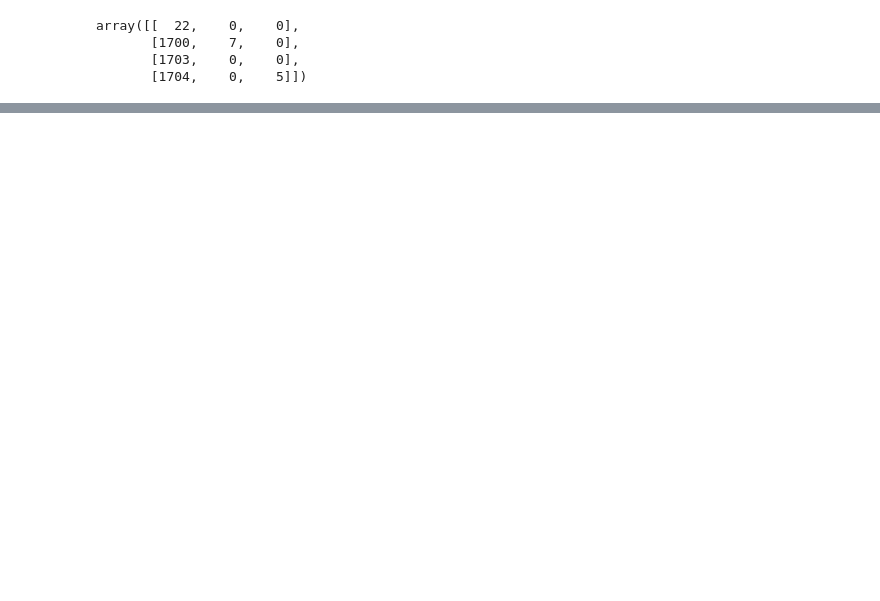
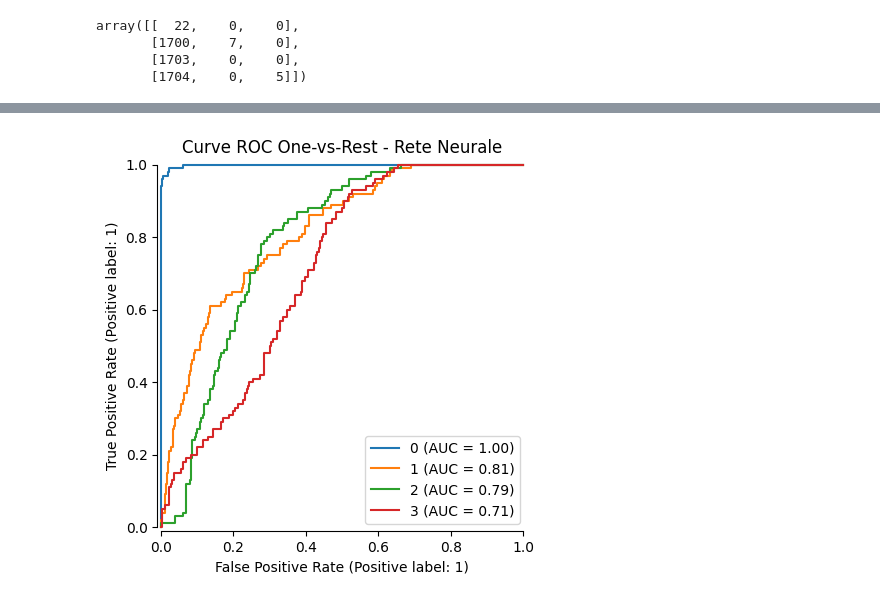
Before and after one commit to alberto-rampulla/big-data-course, a Jupyter notebook: 05_Simulazione-clustering/Clustering.ipynb, the cells around one changed output, grey strips where cells are left out. Saved outputs shown, nothing was run; the diff lists cells and outputs as text; code cells hidden in the pictures; blank space fills up the shorter version.

```diff
--- a/05_Simulazione-clustering/Clustering.ipynb
+++ b/05_Simulazione-clustering/Clustering.ipynb
@@ -787,3 +788,31 @@ accuracy
+# %%
+from sklearn.preprocessing import LabelBinarizer
+from sklearn.metrics import RocCurveDisplay
+# y_true_nn e y_score_nn vengono già da eval_loop → nessuna modifica!
+
+# 1. Binarizza le etichette reali
+lb = LabelBinarizer()
+y_bin = lb.fit_transform(y_true_nn)
+y_score_nn_arr = np.array(y_score_nn)
+
+# 2. Le probabilità le hai già: y_score_nn (grazie a torch.exp(pred))
+
+# 3. Grafico identico al tuo
+fig, ax = plt.subplots()
+for i, classe in enumerate(sorted(set(y_true_nn))):      # ← unica differenza: sorted(set(...))
+    RocCurveDisplay.from_predictions(                     #   invece di best_rf.classes_
+        y_bin[:, i],
+        y_score_nn_arr[:, i],
+        name= classe,
+        ax=ax,
+        despine=True
+    )
+
+plt.title("Curve ROC One-vs-Rest - Rete Neurale")
+plt.legend()
+plt.show()
+# %% [output]
+[figure, added]
 # %%
 from sklearn.metrics import roc_auc_score
 roc_auc_score(y_true_nn, y_score_nn, multi_class = "ovr", average = "macro")
```
Also changed, not shown: parts of 7 cells of this notebook, 1 other file.
